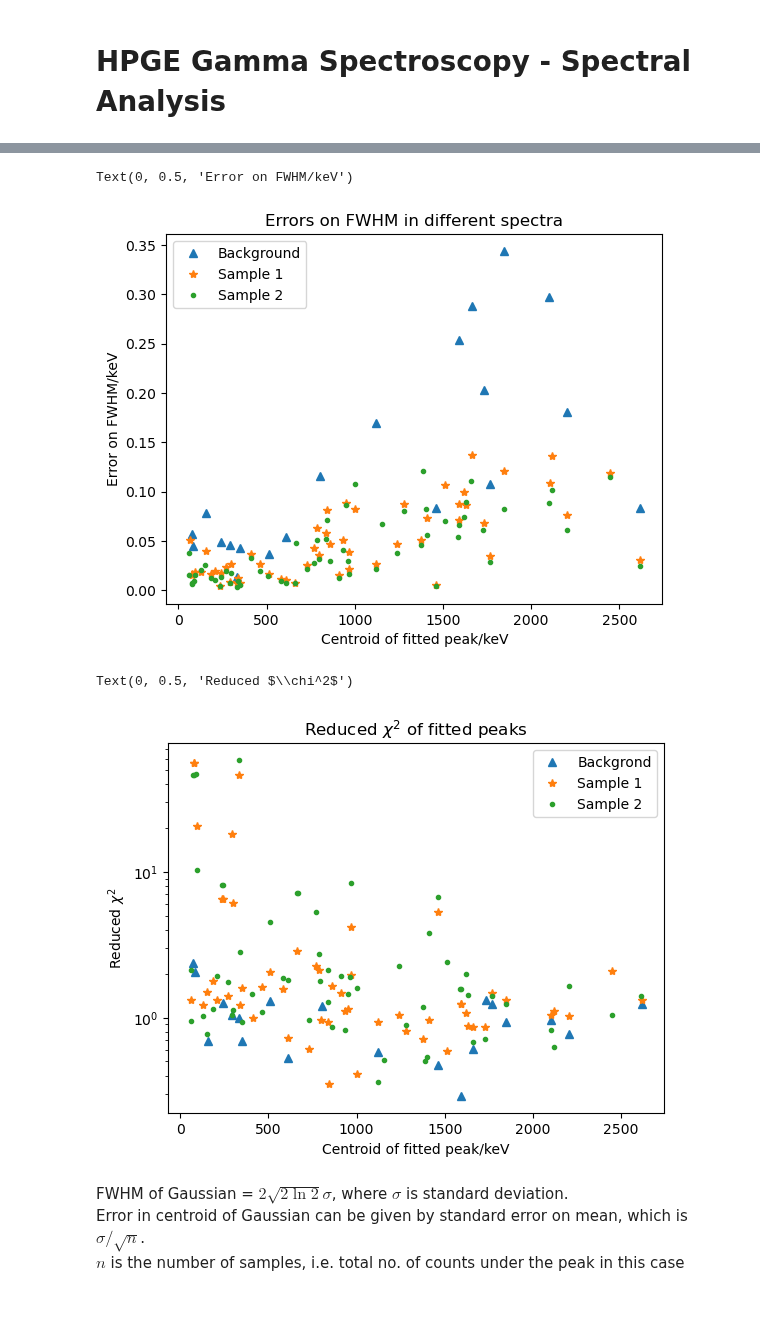
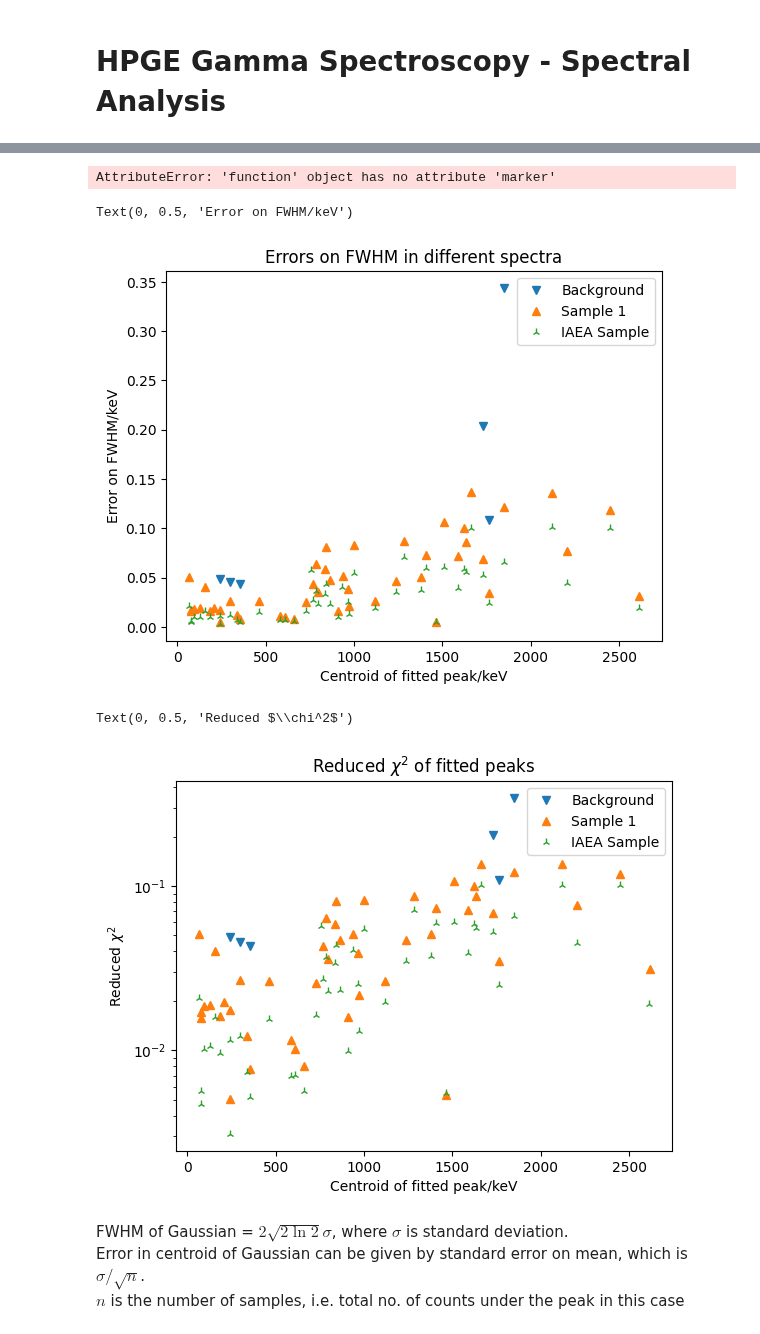
Before and after one commit to ngcnpeter/HPGe_lab_y3, a Jupyter notebook: spectal_analysis.ipynb, the cells around one changed output, grey strips where cells are left out. Cells and saved outputs as stored; diff of their text form; code cells hidden in the pictures; blank space fills up the shorter version.

```diff
--- a/spectal_analysis.ipynb
+++ b/spectal_analysis.ipynb
@@ -342,7 +163,0 @@ peak_df_new(df_1)
-# %%
-nuc = df_1['Nuclide'].dropna()
-nuc = list(set([i[0] for i in nuc.str.findall('\w+\d+')])) #unique nuclide names
-df = pd.DataFrame()
-for i in nuc:
-    df = pd.concat([df ,df_1[df_1['Nuclide'].str.contains(i).fillna(False)].merge(nndc(i),how = 'left' ,on = ['Photopeak_Energy'])])
-df.drop_duplicates(subset = "Photopeak_Energy",inplace = True)
@@ -369,0 +164,10 @@ df_1.reset_index()
+# %%
+#concat all dataframes
+df = pd.concat([peak_df_new(peak_df(path)) for path in path_list],keys = range(len(path_list)))
+#df.loc[n] would give n+1 th dataframe, same as the order in path list
+df.loc[2][df.loc[2]['nuc']=='Th234']
+# for i in range(len(path_list)):
+#     df_dict[f'df{i}'] = peak_df_new(peak_df(path_list[i]))
+# peak_df_new(peak_df(path1))
+# peak_df_new(peak_df(path2))
+# peak_df_new(peak_df(path2))
@@ -384,36 +192,41 @@ def chi2_prob(fit,data,err,df):
     chi2_p = 1-stats.chi2.cdf(chi2,df) #chi2 probability =  1-cumulative distribution function
     print(f' chi2: {chi2} \n reduced chi2: {chi2_red}\n chi2 p-value: {chi2_p}')
     return chi2,chi2_red, chi2_p
+# %%
+plt.scatter.marker
+# %% [output]
+AttributeError: 'function' object has no attribute 'marker'
+# %%
+import matplotlib.pyplot as plt
+from matplotlib.lines import Line2D
+marker_list = list(Line2D.markers.keys())
 # %%
-
-df_list = [df_bg,df_1,df_2]
-label_list = ['Background','Sample 1','Sample 2']
-marker_list = ['^','*','.']
+label_list = ['Background','Sample 1','Sample 2','Sample 3','Sample 4','IAEA Sample']
 plt.figure()
 plt.title(r'Errors on FWHM in different spectra')
-for i in range(3):
-    plt.plot(df_list[i]['Centroid'], df_list[i]['FWHM_err'],marker_list[i],label = label_list[i])
+for i in [0,1,5]:
+    plt.plot(df.loc[i]['Centroid'], df.loc[i]['FWHM_err'],marker_list[3+i],label = label_list[i])
 plt.legend()
 plt.xlabel('Centroid of fitted peak/keV')
 plt.ylabel(r'Error on FWHM/keV')
 #plt.savefig('centroid_err.pdf')
 # %% [output]
 Text(0, 0.5, 'Error on FWHM/keV')
-[figure, old version]
+[figure, new version]
 # %%
 plt.figure()
 plt.title(r'Reduced $\chi^2$ of fitted peaks')
-plt.plot(df_bg['Centroid'], df_bg['Reduced'],'^',label = 'Backgrond')
-plt.plot(df_1['Centroid'], df_1['Reduced'],'*',label = 'Sample 1')
-plt.plot(df_2['Centroid'], df_2['Reduced'],'.',label = 'Sample 2')
+
+for i in [0,1,5]:
+    plt.plot(df.loc[i]['Centroid'], df.loc[i]['FWHM_err'],marker_list[3+i],label = label_list[i])
 plt.legend()
 plt.yscale('log')
 plt.xlabel('Centroid of fitted peak/keV')
 plt.ylabel(r'Reduced $\chi^2$')
 #plt.savefig('reduced_chi2_gaussian.pdf')
 # %% [output]
 Text(0, 0.5, 'Reduced $\\chi^2$')
-[figure, old version]
+[figure, new version]
 # %% [markdown]
 FWHM of Gaussian = $2\sqrt{2\ln{2}}\sigma$, where $\sigma$ is standard deviation. \
 Error in centroid of Gaussian can be given by standard error on mean, which is $\sigma/\sqrt{n}$. \
```
Also changed, not shown: parts of 18 cells of this notebook, 1 other file.
